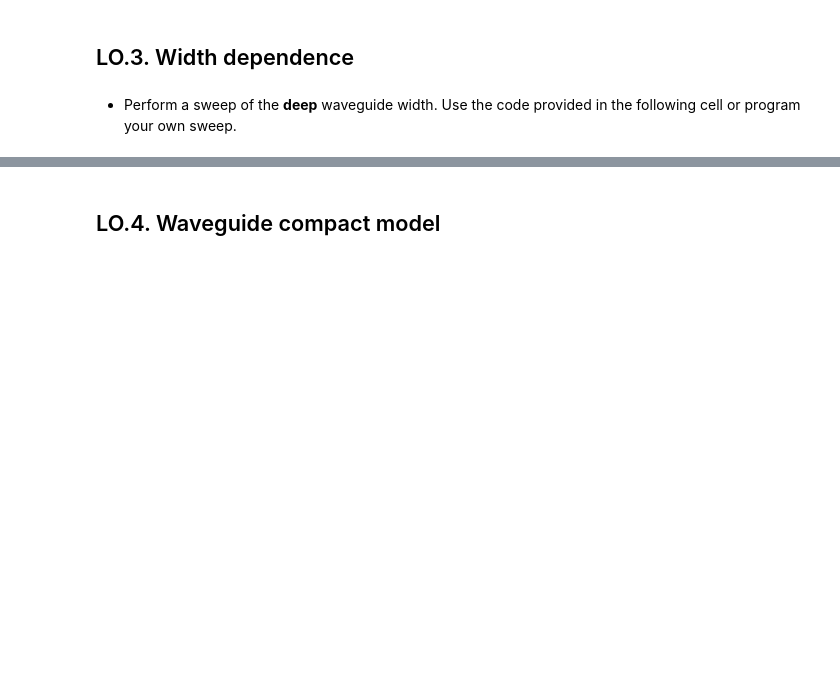
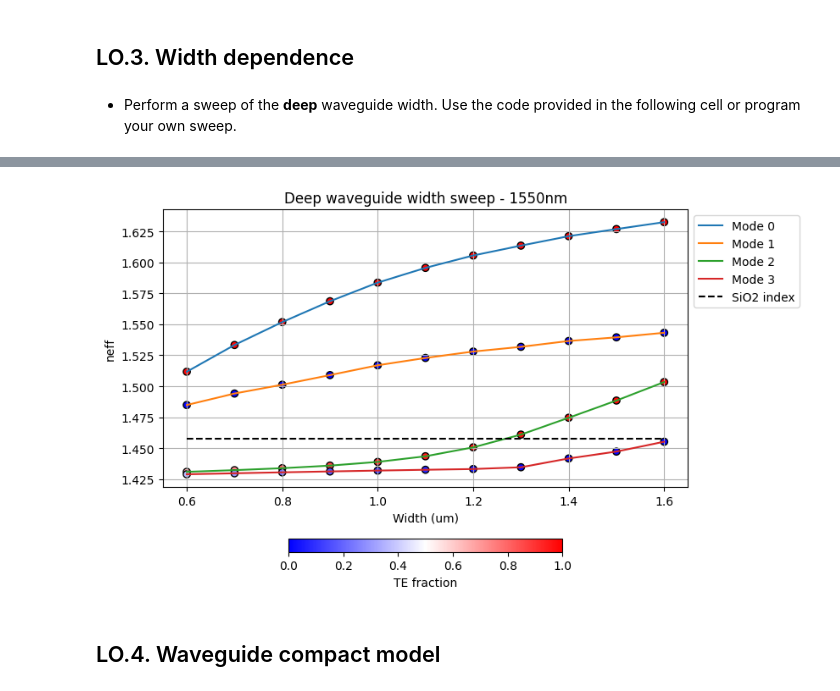
Before and after one commit to agonlop1/cifoin-lab1, a Jupyter notebook: WAVEGUIDES_Student.ipynb, the cells around one changed output, grey strips where cells are left out. Drawn from its saved outputs; the diff is of its cells as text; code cells hidden in the pictures; blank space fills up the shorter version.

```diff
--- a/WAVEGUIDES_Student.ipynb
+++ b/WAVEGUIDES_Student.ipynb
@@ -189,7 +262,7 @@ plt.tight_layout(rect=[0, 0, 0.85, 1])
 # %% [markdown]
 - Perform a sweep of the **deep** waveguide width. Use the code provided in the following cell or program your own sweep.
 # %%
-wavelength = ... # Student code here
+wavelength = 1.55  # Student code here
 
 deep_waveguide = gt.modes.Waveguide(
     wavelength=wavelength,
@@ -205,7 +278,7 @@ deep_waveguide = gt.modes.Waveguide(
     grid_resolution=20,
 )
 
-w = ... # Student code here
+w = np.linspace(0.6,1.6,11) # Student code here
 
 sweep_neff = gt.modes.sweep_n_eff(deep_waveguide,
                              core_width=w)
@@ -226,3 +299,4 @@ plt.hlines(np.mean(box_index), xmin=np.min(w), xmax=np.max(w), colors='k', lines
 plt.legend(loc='upper left', bbox_to_anchor=(1, 1))
 plt.tight_layout(rect=[0, 0, 0.85, 1])
 plt.colorbar(orientation='horizontal',fraction=0.04).set_label("TE fraction")
+# %% [output]
@@ -229,3 +325,4 @@ plt.colorbar(orientation='horizontal',fraction=0.04).set_label("TE fraction")
+[figure, added]
 # %% [markdown]
 ## LO.4. Waveguide compact model
 # %% [markdown]
```
Also changed, not shown: parts of 14 cells of this notebook.
